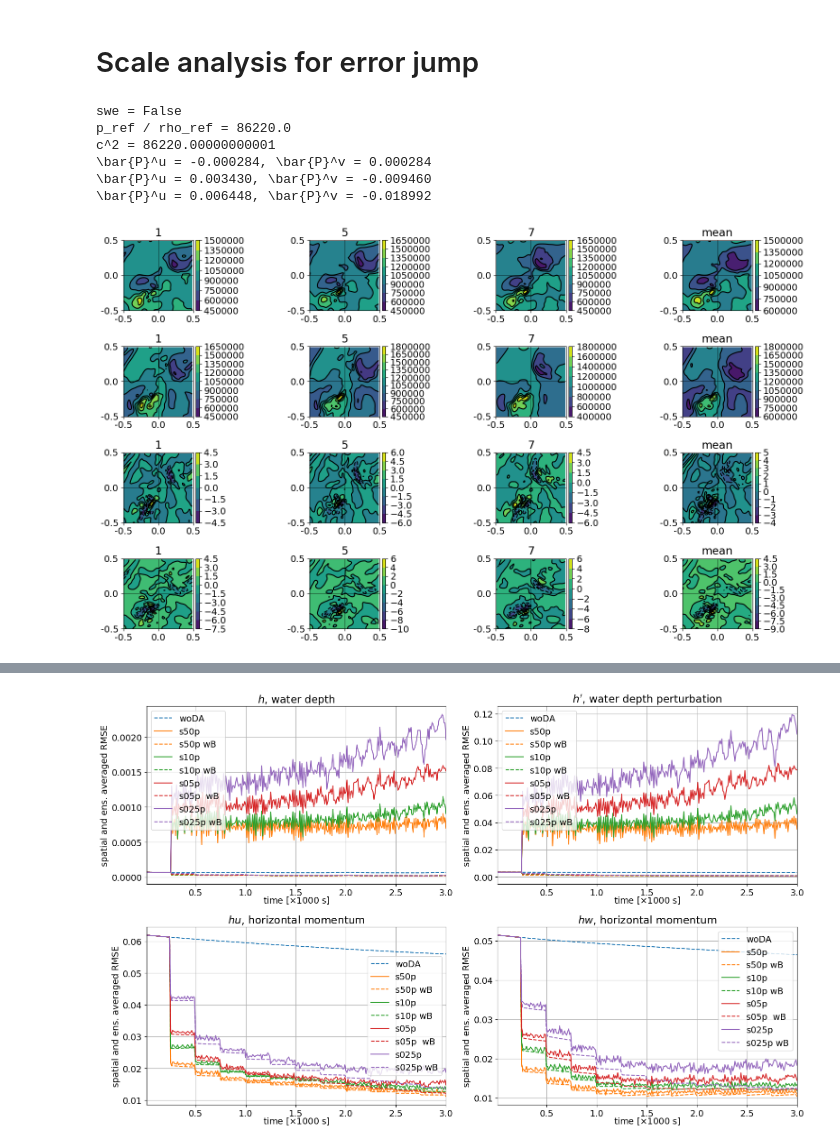
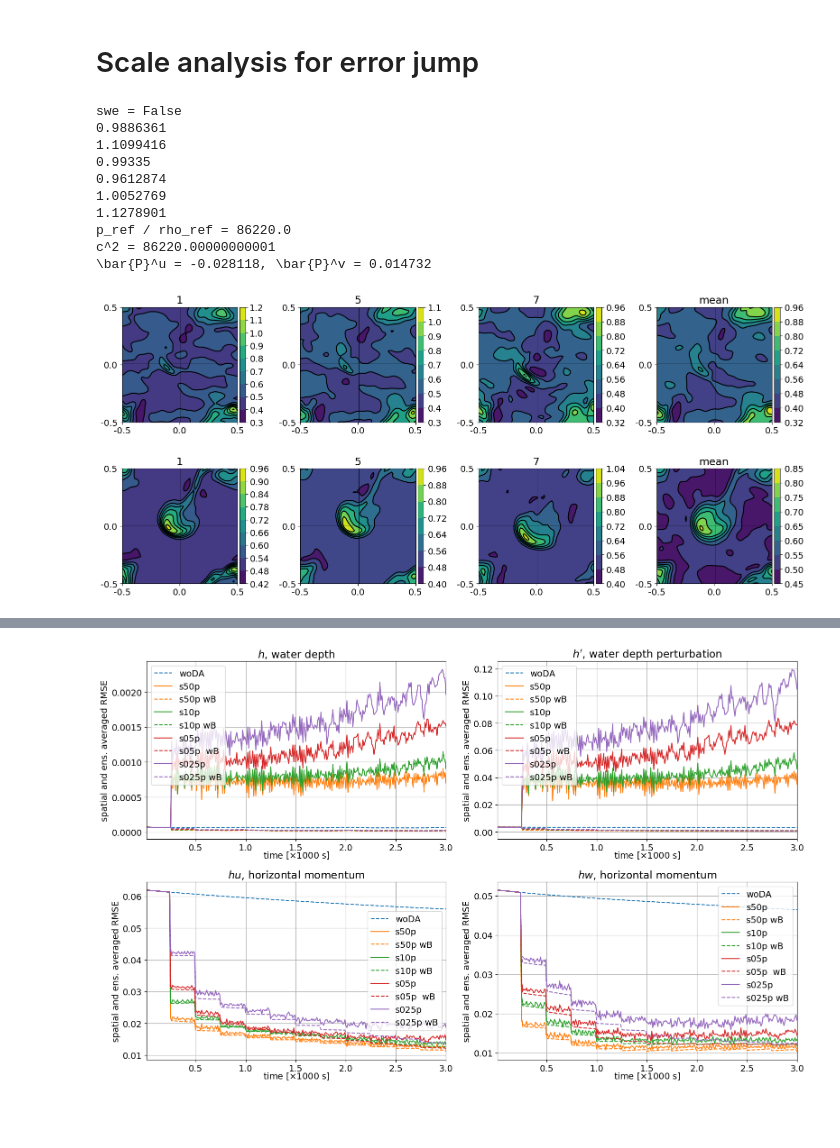
Before and after one commit to ray-chew/pyBELLA, a Jupyter notebook: visualiser_debugger/first_pub.ipynb, the cells around one changed output, grey strips where cells are left out. Cells and saved outputs as stored; diff of their text form; code cells hidden in the pictures; blank space fills up the shorter version.

```diff
--- a/visualiser_debugger/first_pub.ipynb
+++ b/visualiser_debugger/first_pub.ipynb
@@ -526,13 +526,13 @@ sfx_ref = 'debug_neg_noda_ib-0'
 # attribute = 'rhow'
 attributes = ['rho','rhou']
 attributes = ['p2_nodes']
-# attributes = ['rhoY']
+attributes = ['rhoY']
 attribute = attributes[0]
 
 times = [0.0]
 tag = 'ic'
 
-times = [1.0]
+times = [0.30]
 tag = tags[9]
 
 class oo(object): pass
@@ -608,7 +608,8 @@ for bb,ens in enumerate(enses):
         else:
             arr_ref = arr_ref.T
             arr = arr.T
-            arr *= 10000.0 ###### p_ref = 10,000m
+            arr = arr[:10,:]
+#             arr *= 10000.0 ###### p_ref = 10,000m
 
         if diff == True:
             arr -= arr_ref
@@ -647,7 +648,7 @@ y_loc = np.linspace(0,nnz,3)
 pl.set_axes(x_locs=x_loc, y_locs=y_loc, x_axs=x_axs, y_axs=y_axs, axhline = 32, axvline = 32)
 
 #         st = "Quantity is %s at time %.2f.\n%s" %(attr_labels[attribute], times[0], sfx)
-_ = pl.plot(aspect='equal',method='contour')
+_ = pl.plot(aspect='equal',method='imshow')
 lbl = 'swe' if swe else 'euler'
 # pl.save_fig('%s_enses_means' %lbl)
 # pl.save_fig('')
@@ -1397,10 +1403,11 @@ if swe:
     sfx0 = 'wdawloc_rhou_rhow_debug_letkf_s10p_ib-0'
 else:
     sfx0 = 'wdawloc_rhou_rhov_pp_tra_ip_nonorm_ib-0'
-    sfx0 = 'wdawloc_rhou_rhov_debug_letkf_s10p_ib-0'
+    sfx0 = 'wdawloc_rhou_rhov_debug_pos_s10p_ib-0'
 sfx1 = tc.cb_suffix(1,0, '%s' %(sfx0))
 sfx_ref = 'noda_pp'
 sfx_ref = 'pp_tra_ip_nonorm_ib-0'
+sfx_ref = 'debug_neg_noda_ib-0'
 
 if swe:
     attributes = ['rho','rhou','rhow']
@@ -1424,8 +1431,9 @@ dy = np.diff(elem.y)[0]
 times = [0.0]
 tag = 'ic'
 
-times = [2.75]
+times = [2.45]
 tag = tags[9]
+# tag = 'before_da'
 
 class oo(object): pass
 ens0_oo = oo()
@@ -1437,14 +1445,22 @@ def get_ens_by_attr(times, N, attributes, sfx, tag=tag, inner=True):
     for attribute in attributes:
         ens = tc.get_ensemble(times, N, attribute, sfx, tag=tag, inner=True)[-1]
         if swe: ens = [mem[:,0,:] for mem in ens]
-        ens = np.array([mem.T for mem in ens])
+#         ens = np.array([mem.T for mem in ens])
+
+        if attribute == 'rhou':
+            print(ens.max())
+        if attribute == 'rho':
+            print(ens.max())
 
         mean = np.mean(ens,axis=0)
         ens = np.append(ens,mean[np.newaxis,...],axis=0)
         setattr(obj,attribute,ens)
 
+
     ens_u = getattr(obj,attributes[1]) / getattr(obj,'rho')
     ens_v = getattr(obj,attributes[2]) / getattr(obj,'rho')
+#     ens_u = getattr(obj,attributes[1])
+#     ens_v = getattr(obj,attributes[2])
     setattr(obj, 'u', ens_u)
     setattr(obj, 'v', ens_v)
 
@@ -1466,7 +1482,7 @@ def grad(arr,dd,direction,ud):
 if len(attributes) > 1:
     ens0 = get_ens_by_attr(times,N,attributes,sfx0)
     ens1 = get_ens_by_attr(times,N,attributes,sfx1)
-    ens_ref = get_ens_by_attr(times,N,attributes,sfx_ref)
+    ens_ref = get_ens_by_attr(times,N,attributes,sfx_ref, tag=tags[9])
 else:
     ens0 = tc.get_ensemble(times, N, attributes[0], sfx0, tag=tag, inner=True)[-1]
     ens1 = tc.get_ensemble(times, N, attributes[0], sfx1, tag=tag, inner=True)[-1]
@@ -1485,14 +1501,19 @@ print("c^2 =", c**2)
 
 arr_lst = []
 idxs = 1,5,7,10
-for bb,ens in enumerate(enses[:3]):
+for bb,ens in enumerate([enses[1]]):
     us, vs = ens.u, ens.v
+#     print(us[:-1].max())
+#     print(vs[:-1].min())
 
     gradu, gradv = np.zeros_like(us), np.zeros_like(us)
     for ii,uv in enumerate(zip(us,vs)):
-        u, v = uv[0], uv[1]
+        u, v = np.copy(uv[0]), np.copy(uv[1])
         gradu[ii] = grad(u,dx,'x',ud) + grad(u,dy,'y',ud)
         gradv[ii] = grad(v,dy,'y',ud) + grad(v,dx,'x',ud)
+
+#     print("aft",us[:-1].max())
+#     print("aft",vs[:-1].min())
 
 #     print(graduv[:-1].mean())
     Ptu = gradu * ens.rho * c**2 * ud.rho_ref
@@ -1502,61 +1523,56 @@ for bb,ens in enumerate(enses[:3]):
     Ptv *= 0.01 * ud.t_ref
     Ptv /= ud.p_ref
 
-    ### Convert to P
-#     Pt_min = Pt.min()
-#     Pt -= Pt_min
-#     Pt = Pt**(1.0/1.4)
-#     Pt += Pt_min
-#     R_gas = 287.4
-#     Pt = ud.p_ref / R_gas * Pt
-
-    ### Convert to pi
-#     Pt_min = Pt.min()
-#     Pt -= Pt_min
-#     Pt = Pt**(0.4/1.4)
-#     Pt += Pt_min
-
     Ptu_arr, Ptv_arr = [], []
     u_arr, v_arr = [], []
     for idx in idxs:
         lbl = 'mean' if idx==10 else idx
         Ptu_arr.append([Ptu[idx],lbl])
         Ptv_arr.append([Ptv[idx],lbl])
-        u_arr.append([us[idx] * ud.u_ref,lbl])
-        v_arr.append([vs[idx] * ud.u_ref,lbl])
-    arr_lst = u_arr + v_arr + Ptu_arr + Ptv_arr
+#         u_arr.append([us[idx] * ud.u_ref,lbl])
+#         v_arr.append([vs[idx] * ud.u_ref,lbl])
+#         u_arr.append([us[idx],lbl])
+#         v_arr.append([vs[idx],lbl])
+        u_arr.append([ens.rhou[idx],lbl])
+        v_arr.append([ens.rho[idx],lbl])
+    arr_lst = u_arr + v_arr #+ Ptu_arr + Ptv_arr
 
     print(r'\bar{P}^u = %.6f, \bar{P}^v = %.6f' %(Ptu[:-1].mean(), Ptv[:-1].mean()))
 
 narr_lst = np.array(arr_lst)
 
 ncolslen = 4
-fs = (16,10)
+fs = (16,8)
 # fs = (5,5)
 pl = pt.plotter(arr_lst,ncols=ncolslen,figsize=fs,sharey=False)
 
 x_axs = [-0.5,0.0,0.5]
 y_axs = [-0.5,0.0,0.5]
 if attribute == 'p2_nodes':
     nnx, nnz = Nx, Nz
 else:
     nnx, nnz = Nx-1,Nx-1
 
 x_loc = np.linspace(0,nnx,3)
 y_loc = np.linspace(0,nnz,3)
 
 pl.set_axes(x_locs=x_loc, y_locs=y_loc, x_axs=x_axs, y_axs=y_axs, axhline = 32, axvline = 32)
 
 _ = pl.plot(aspect='equal',method='contour')
 lbl = 'swe' if swe else 'euler'
+pl.save_fig('before_after_rho')
 # %% [output]
 swe = False
+0.9886361
+1.1099416
+0.99335
+0.9612874
+1.0052769
+1.1278901
 p_ref / rho_ref = 86220.0
 c^2 = 86220.00000000001
-\bar{P}^u = -0.000284, \bar{P}^v = 0.000284
-\bar{P}^u = 0.003430, \bar{P}^v = -0.009460
-\bar{P}^u = 0.006448, \bar{P}^v = -0.018992
+\bar{P}^u = -0.028118, \bar{P}^v = 0.014732
-[figure, old version]
+[figure, new version]
 # %%
 import random
 
```
Also changed, not shown: parts of 14 cells of this notebook.
